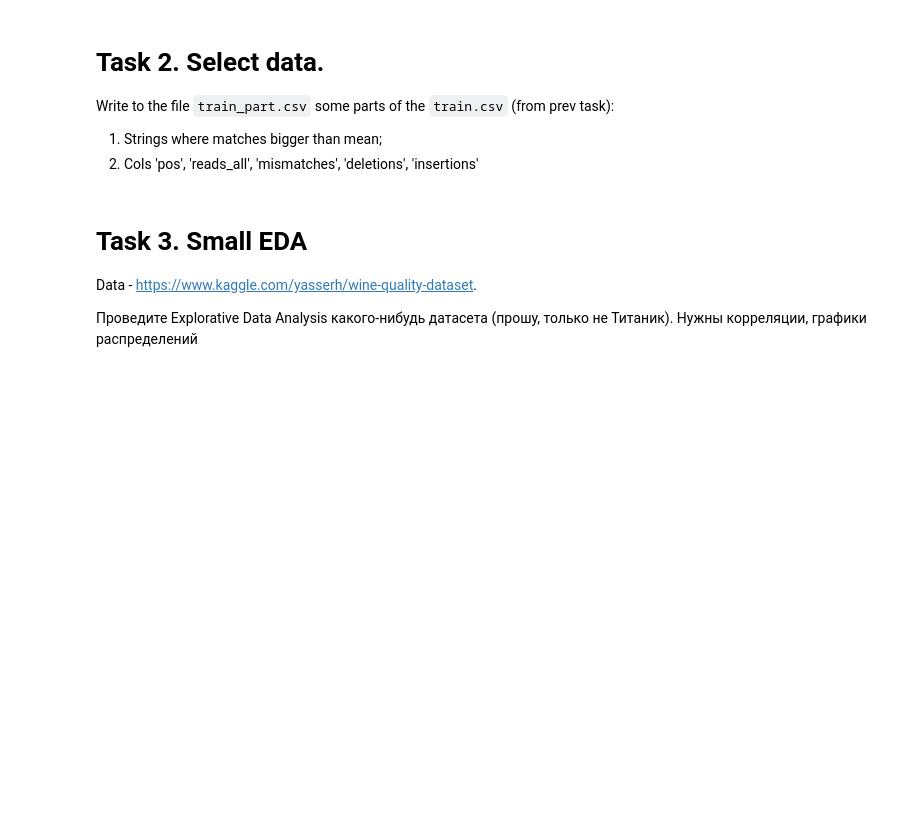
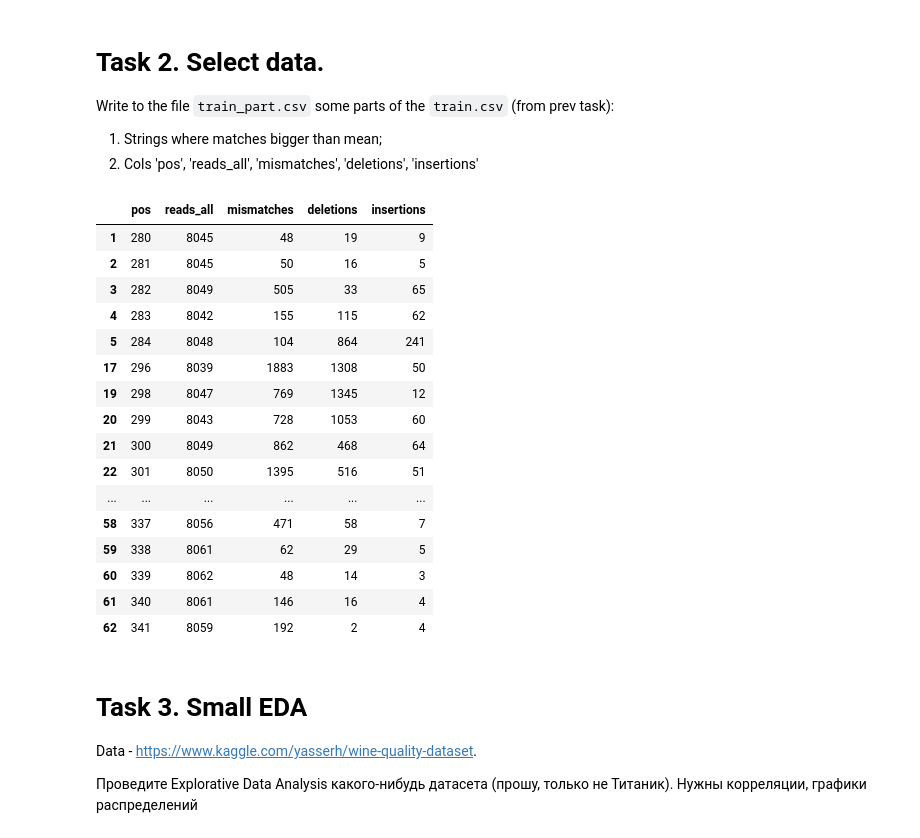
Before and after one commit to Freddsle/BI_2021_Python, a Jupyter notebook: python_homework/pandas_practice/ppractice.ipynb, the cells around one changed output. Saved outputs shown, nothing was run; the diff lists cells and outputs as text; code cells hidden in the pictures; blank space fills up the shorter version.

```diff
--- a/python_homework/pandas_practice/ppractice.ipynb
+++ b/python_homework/pandas_practice/ppractice.ipynb
@@ -45,6 +45,40 @@ Write to the file `train_part.csv` some parts of the `train.csv` (from prev task
 df_selected = df[df['matches'] > df['matches'].mean()][['pos', 'reads_all', 'mismatches', 'deletions', 'insertions']]
 
 df_selected.to_csv("./data/train_part.csv")
+# %%
+# diff ways to do same selection:
+df_selected = df[df.matches > df.matches.mean()].filter(['pos',
+                                                         'reads_all',
+                                                         'mismatches',
+                                                         'deletions',
+                                                         'insertions'])
+
+
+df_selected = df.query('matches > matches.mean()').filter(['pos',
+                                                           'reads_all',
+                                                           'mismatches',
+                                                           'deletions',
+                                                           'insertions'])
+# %%
+df_selected
+# %% [output]
+|  | pos | reads_all | mismatches | deletions | insertions |
+| 1 | 280 | 8045 | 48 | 19 | 9 |
+| 2 | 281 | 8045 | 50 | 16 | 5 |
+| 3 | 282 | 8049 | 505 | 33 | 65 |
+| 4 | 283 | 8042 | 155 | 115 | 62 |
+| 5 | 284 | 8048 | 104 | 864 | 241 |
+| 17 | 296 | 8039 | 1883 | 1308 | 50 |
+| 19 | 298 | 8047 | 769 | 1345 | 12 |
+| 20 | 299 | 8043 | 728 | 1053 | 60 |
+| 21 | 300 | 8049 | 862 | 468 | 64 |
+| 22 | 301 | 8050 | 1395 | 516 | 51 |
+| ... | ... | ... | ... | ... | ... |
+| 58 | 337 | 8056 | 471 | 58 | 7 |
+| 59 | 338 | 8061 | 62 | 29 | 5 |
+| 60 | 339 | 8062 | 48 | 14 | 3 |
+| 61 | 340 | 8061 | 146 | 16 | 4 |
+| 62 | 341 | 8059 | 192 | 2 | 4 |
 # %% [markdown]
 # Task 3. Small EDA
 
```
Also changed, not shown: parts of 11 cells of this notebook.
